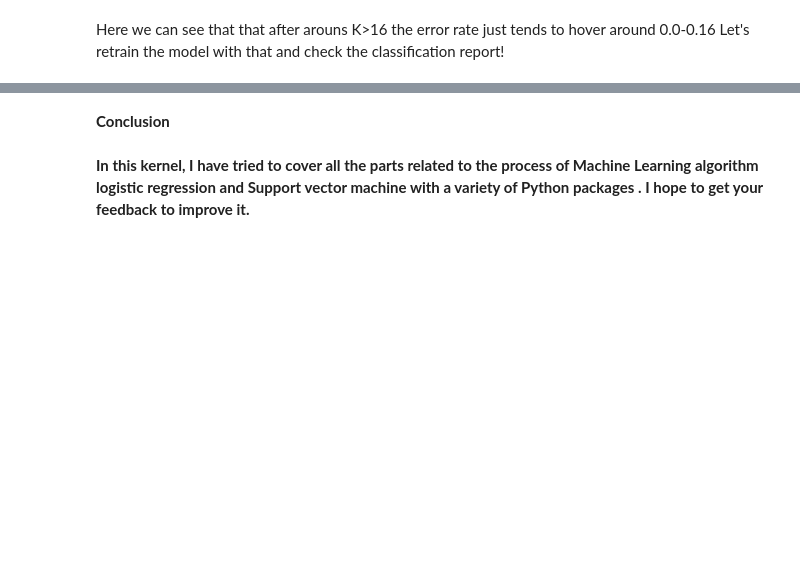
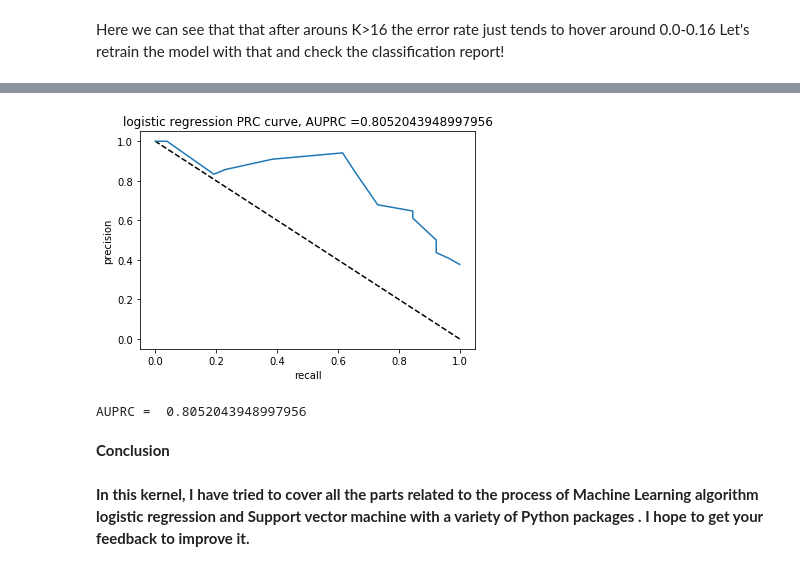
Before and after one commit to SherylHYX/AUROC-vs-AUPRC, a Jupyter notebook: diabetes/pima-diabetes-using-logistic-and-knn-84-Sheryl1020.ipynb, the cells around one changed output, grey strips where cells are left out. Drawn from its saved outputs; the diff is of its cells as text; code cells hidden in the pictures; blank space fills up the shorter version.

```diff
--- a/diabetes/pima-diabetes-using-logistic-and-knn-84-Sheryl1020.ipynb
+++ b/diabetes/pima-diabetes-using-logistic-and-knn-84-Sheryl1020.ipynb
@@ -550,3 +602,19 @@ weighted avg       0.84      0.84      0.84        77
+# %%
+from sklearn.metrics import precision_recall_curve
+precision, recall, thresholds = precision_recall_curve(y_test,y_pred_proba)
+from sklearn.metrics import auc
+auprc = auc(recall, precision)
+plt.plot([1,0],[0,1],'k--')
+plt.plot(recall,precision, label='logistic')
+plt.xlabel('recall')
+plt.ylabel('precision')
+title_name = 'logistic regression PRC curve, AUPRC ='+str(auprc)
+plt.title(title_name)
+plt.show()
+print('AUPRC = ',auprc)
+# %% [output]
+[figure, added]
+AUPRC =  0.8052043948997956
 # %% [markdown]
 **Conclusion**
 # %% [markdown]
```
Also changed, not shown: parts of 6 cells of this notebook, 3 other files.
